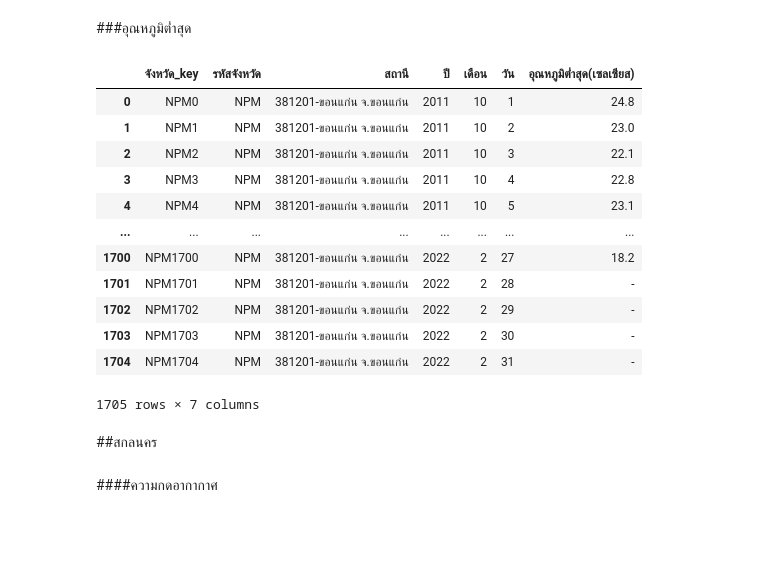
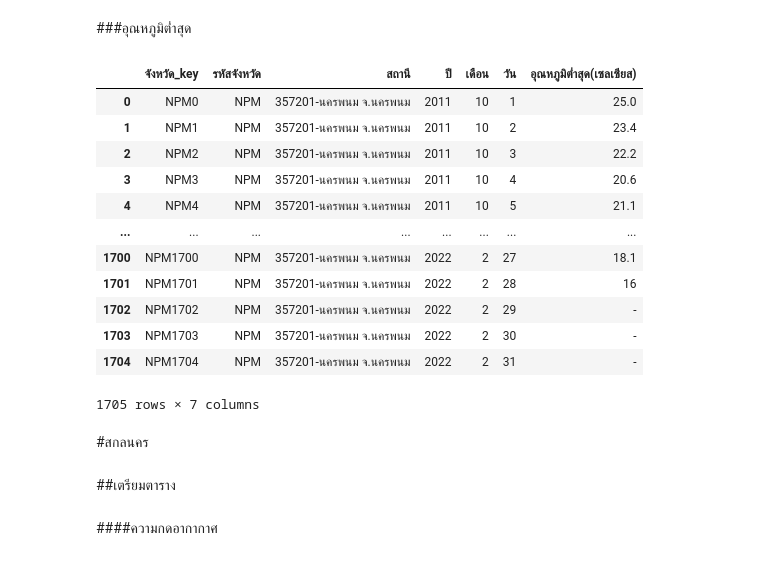
Before and after one commit to Phimphika113/BSC_DPDM23, a Jupyter notebook: midterm_bscdpdm23.ipynb, the cells around one changed output. Drawn from its saved outputs; the diff is of its cells as text; code cells hidden in the pictures; blank space fills up the shorter version.

```diff
--- a/midterm_bscdpdm23.ipynb
+++ b/midterm_bscdpdm23.ipynb
@@ -973,8 +1005,8 @@ Dry_NPM_newtab
 # %% [markdown]
 ###อุณหภูมิต่ำสุด
 # %%
-#อุณหภูมิต่ำสุดขอนแก่น
-LowTem_NPM = pd.read_excel('/content/drive/MyDrive/ปี 3/BSC_DPDM23_final/อุณหภูมิต่ำสุด(เซลเซียส)/จ.ขอนแก่น.xlsx',header=4)
+#อุณหภูมิต่ำสุดนครพนม
+LowTem_NPM = pd.read_excel('/content/drive/MyDrive/ปี 3/BSC_DPDM23_final/อุณหภูมิต่ำสุด(เซลเซียส)/จ.นครพนม.xlsx',header=4)
 LowTem_NPM
 
 #เปลี่ยนชื่อหัวคอลลัมน์
@@ -987,47 +1019,49 @@ LowTem_NPM
 # ลบคอลลัมน์เดือนปี,เฉลี่ย แล้วเพิ่มคอลลัมน์ปีกับคอลลัมน์เดือน
 LowTem_NPM['ปี'] = LowTem_NPM['เดือนปี'].dt.year
 LowTem_NPM['เดือน'] = LowTem_NPM['เดือนปี'].dt.month
 LowTem_NPM = LowTem_NPM.drop(['เดือนปี','เฉลี่ย'], axis =1)
 LowTem_NPM.head()
 
 # สลับวันที่จากคลอลัมน์ไปเป็นแถว
 LowTem_NPMrow = LowTem_NPM.set_index(['สถานี','ที่','ปี','เดือน']).stack().reset_index()
 LowTem_NPMrow.rename(columns={'level_4' : 'วัน'},inplace=True)
 LowTem_NPMrow.rename(columns={0 : 'อุณหภูมิต่ำสุด(เซลเซียส)'},inplace=True)
 LowTem_NPMrow
 
 #เพิ่มรหัสจังหวัด
 LowTem_NPMrow['รหัสจังหวัด'] = len(LowTem_NPMrow)*['NPM']
 LowTem_NPMrow
 
 #ทำ index เพื่อเตรียมทำ primary key
 LowTem_NPM_Key = LowTem_NPMrow[['รหัสจังหวัด','สถานี','ปี','เดือน','วัน','อุณหภูมิต่ำสุด(เซลเซียส)']].reset_index()
 LowTem_NPM_newkey = LowTem_NPM_Key[['index','รหัสจังหวัด','สถานี','ปี','เดือน','วัน','อุณหภูมิต่ำสุด(เซลเซียส)']]
 LowTem_NPM_newkey
 
 #ใส่ key เพื่อเตรียม merge
 LowTem_NPM_newkey["จังหวัด_key"] = LowTem_NPM_newkey["รหัสจังหวัด"].astype(str)  + LowTem_NPM_newkey["index"].astype(str)
 LowTem_NPM_newkey
 
 # เรียงลำดับหัวคอลลัมน์ใหม่
 LowTem_NPM_newtab = LowTem_NPM_newkey[['จังหวัด_key','รหัสจังหวัด','สถานี','ปี','เดือน','วัน','อุณหภูมิต่ำสุด(เซลเซียส)']]
 LowTem_NPM_newtab
 # %% [output]
 |  | จังหวัด_key | รหัสจังหวัด | สถานี | ปี | เดือน | วัน | อุณหภูมิต่ำสุด(เซลเซียส) |
-| 0 | NPM0 | NPM | 381201-ขอนแก่น จ.ขอนแก่น | 2011 | 10 | 1 | 24.8 |
-| 1 | NPM1 | NPM | 381201-ขอนแก่น จ.ขอนแก่น | 2011 | 10 | 2 | 23.0 |
-| 2 | NPM2 | NPM | 381201-ขอนแก่น จ.ขอนแก่น | 2011 | 10 | 3 | 22.1 |
-| 3 | NPM3 | NPM | 381201-ขอนแก่น จ.ขอนแก่น | 2011 | 10 | 4 | 22.8 |
-| 4 | NPM4 | NPM | 381201-ขอนแก่น จ.ขอนแก่น | 2011 | 10 | 5 | 23.1 |
+| 0 | NPM0 | NPM | 357201-นครพนม จ.นครพนม | 2011 | 10 | 1 | 25.0 |
+| 1 | NPM1 | NPM | 357201-นครพนม จ.นครพนม | 2011 | 10 | 2 | 23.4 |
+| 2 | NPM2 | NPM | 357201-นครพนม จ.นครพนม | 2011 | 10 | 3 | 22.2 |
+| 3 | NPM3 | NPM | 357201-นครพนม จ.นครพนม | 2011 | 10 | 4 | 20.6 |
+| 4 | NPM4 | NPM | 357201-นครพนม จ.นครพนม | 2011 | 10 | 5 | 21.1 |
 | ... | ... | ... | ... | ... | ... | ... | ... |
-| 1700 | NPM1700 | NPM | 381201-ขอนแก่น จ.ขอนแก่น | 2022 | 2 | 27 | 18.2 |
-| 1701 | NPM1701 | NPM | 381201-ขอนแก่น จ.ขอนแก่น | 2022 | 2 | 28 | - |
-| 1702 | NPM1702 | NPM | 381201-ขอนแก่น จ.ขอนแก่น | 2022 | 2 | 29 | - |
-| 1703 | NPM1703 | NPM | 381201-ขอนแก่น จ.ขอนแก่น | 2022 | 2 | 30 | - |
-| 1704 | NPM1704 | NPM | 381201-ขอนแก่น จ.ขอนแก่น | 2022 | 2 | 31 | - |
+| 1700 | NPM1700 | NPM | 357201-นครพนม จ.นครพนม | 2022 | 2 | 27 | 18.1 |
+| 1701 | NPM1701 | NPM | 357201-นครพนม จ.นครพนม | 2022 | 2 | 28 | 16 |
+| 1702 | NPM1702 | NPM | 357201-นครพนม จ.นครพนม | 2022 | 2 | 29 | - |
+| 1703 | NPM1703 | NPM | 357201-นครพนม จ.นครพนม | 2022 | 2 | 30 | - |
+| 1704 | NPM1704 | NPM | 357201-นครพนม จ.นครพนม | 2022 | 2 | 31 | - |
 1705 rows × 7 columns
 # %% [markdown]
-##สกลนคร
+#สกลนคร
+# %% [markdown]
+##เตรียมตาราง
 # %% [markdown]
 ####ความกดอากากาศ
 # %%
```
Also changed, not shown: parts of 49 cells of this notebook.
